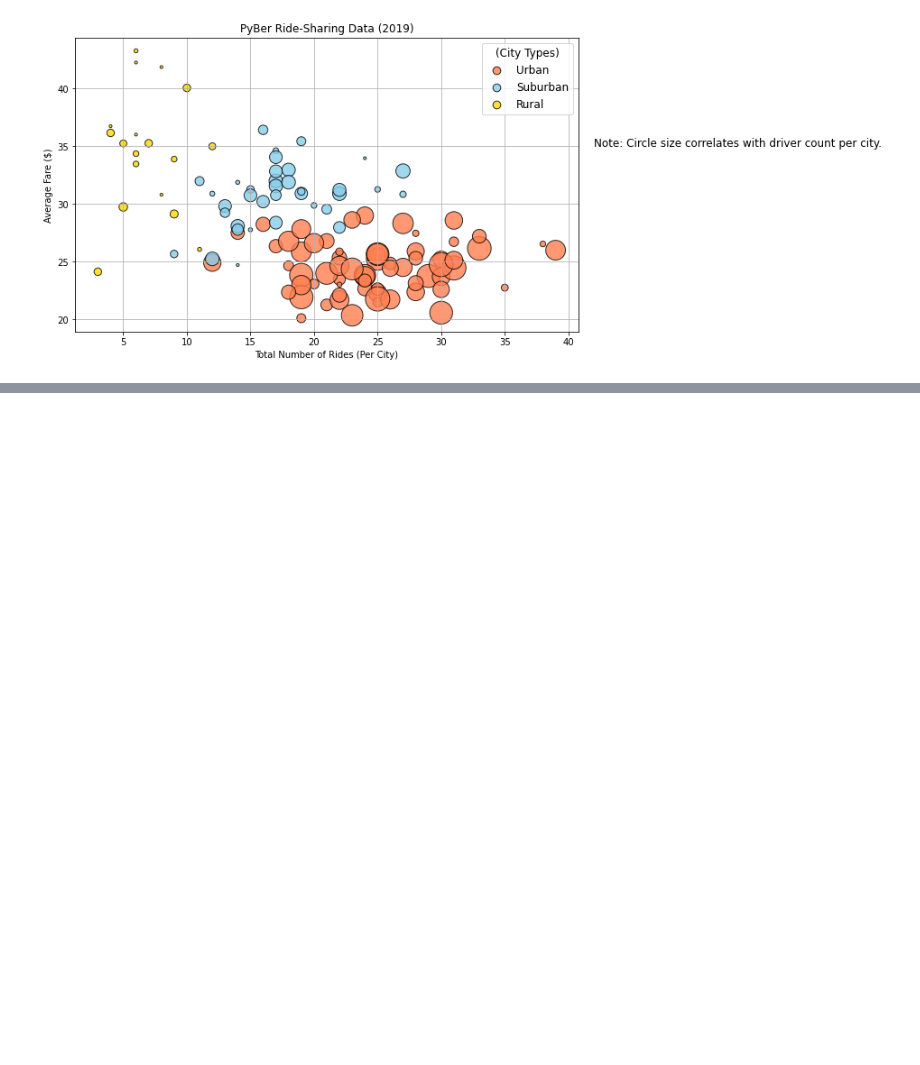
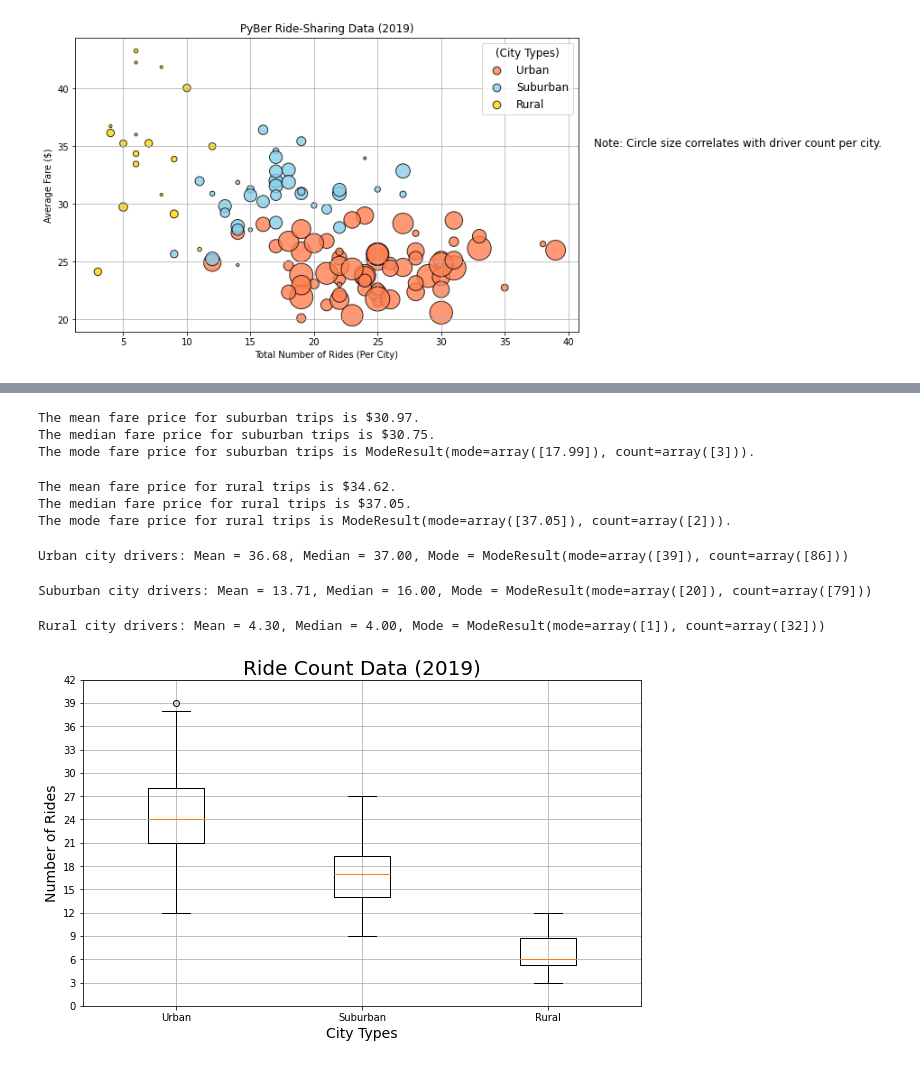
Before and after one commit to Redheadedmath/PyBer_Analysis, a Jupyter notebook: pre_challenge.ipynb, the cells around one changed output, grey strips where cells are left out. Drawn from its saved outputs; the diff is of its cells as text; code cells hidden in the pictures; blank space fills up the shorter version.

Commit message:
box plots to compare ride count, ride fare and driver count

```diff
--- a/pre_challenge.ipynb
+++ b/pre_challenge.ipynb
@@ -213,0 +372,76 @@ plt.show()
+# %%
+# Get the fares for the suburban cities.
+suburban_fares = suburban_cities_df["fare"]
+
+# Calculate the measures of central tendency for the average fare for the suburban cities.
+mean_suburban_fares = np.mean(suburban_fares)
+print(f"The mean fare price for suburban trips is ${mean_suburban_fares:.2f}.")
+
+median_suburban_fares = np.median(suburban_fares)
+print(f"The median fare price for suburban trips is ${median_suburban_fares:.2f}.")
+
+mode_suburban_fares = sts.mode(suburban_fares)
+print(f"The mode fare price for suburban trips is {mode_suburban_fares}.")
+# %% [output]
+The mean fare price for suburban trips is $30.97.
+The median fare price for suburban trips is $30.75.
+The mode fare price for suburban trips is ModeResult(mode=array([17.99]), count=array([3])).
+# %%
+# Get the fares for the rural cities.
+rural_fares = rural_cities_df["fare"]
+
+# Calculate the measures of central tendency for the average fare for the suburban cities.
+mean_rural_fares = np.mean(rural_fares)
+print(f"The mean fare price for rural trips is ${mean_rural_fares:.2f}.")
+
+median_rural_fares = np.median(rural_fares)
+print(f"The median fare price for rural trips is ${median_rural_fares:.2f}.")
+
+mode_rural_fares = sts.mode(rural_fares)
+print(f"The mode fare price for rural trips is {mode_rural_fares}.")
+# %% [output]
+The mean fare price for rural trips is $34.62.
+The median fare price for rural trips is $37.05.
+The mode fare price for rural trips is ModeResult(mode=array([37.05]), count=array([2])).
+# %%
+# Get the driver count data from the urban cities.
+urban_drivers = urban_cities_df['driver_count']
+mean_urban_drivers = np.mean(urban_drivers)
+median_urban_drivers = np.median(urban_drivers)
+mode_urban_drivers = sts.mode(urban_drivers)
+print(f"Urban city drivers: Mean = {mean_urban_drivers:.2f}, Median = {median_urban_drivers:.2f}, Mode = {mode_urban_drivers}")
+# %% [output]
+Urban city drivers: Mean = 36.68, Median = 37.00, Mode = ModeResult(mode=array([39]), count=array([86]))
+# %%
+# Get the driver count data from the suburban cities.
+suburban_drivers = suburban_cities_df['driver_count']
+mean_suburban_drivers = np.mean(suburban_drivers)
+median_suburban_drivers = np.median(suburban_drivers)
+mode_suburban_drivers = sts.mode(suburban_drivers)
+print(f"Suburban city drivers: Mean = {mean_suburban_drivers:.2f}, Median = {median_suburban_drivers:.2f}, Mode = {mode_suburban_drivers}")
+# %% [output]
+Suburban city drivers: Mean = 13.71, Median = 16.00, Mode = ModeResult(mode=array([20]), count=array([79]))
+# %%
+# Get the driver count data from the rural cities.
+rural_drivers = rural_cities_df['driver_count']
+mean_rural_drivers = np.mean(rural_drivers)
+median_rural_drivers = np.median(rural_drivers)
+mode_rural_drivers = sts.mode(rural_drivers)
+print(f"Rural city drivers: Mean = {mean_rural_drivers:.2f}, Median = {median_rural_drivers:.2f}, Mode = {mode_rural_drivers}")
+# %% [output]
+Rural city drivers: Mean = 4.30, Median = 4.00, Mode = ModeResult(mode=array([1]), count=array([32]))
+# %%
+# Object-oriented approach to boxplot for Urban Driver Count
+x_labels = ["Urban", "Suburban", "Rural"]
+ride_count_data = [urban_ride_count, suburban_ride_count, rural_ride_count]
+fig, ax = plt.subplots(figsize=(10,6))
+ax.boxplot(ride_count_data, labels=x_labels)
+ax.set_title("Ride Count Data (2019)", fontsize=20)
+ax.set_ylabel("Number of Rides", fontsize=14)
+ax.set_xlabel("City Types", fontsize=14)
+ax.set_yticks(np.arange(0, 45, step=3.0))
+ax.grid()
+plt.savefig("Analysis/Fig2.png", dpi=300, bbox_inches='tight')
+plt.show()
+# %% [output]
+[figure, added]
```
Also changed, not shown: parts of 19 cells of this notebook, 3 other files.
